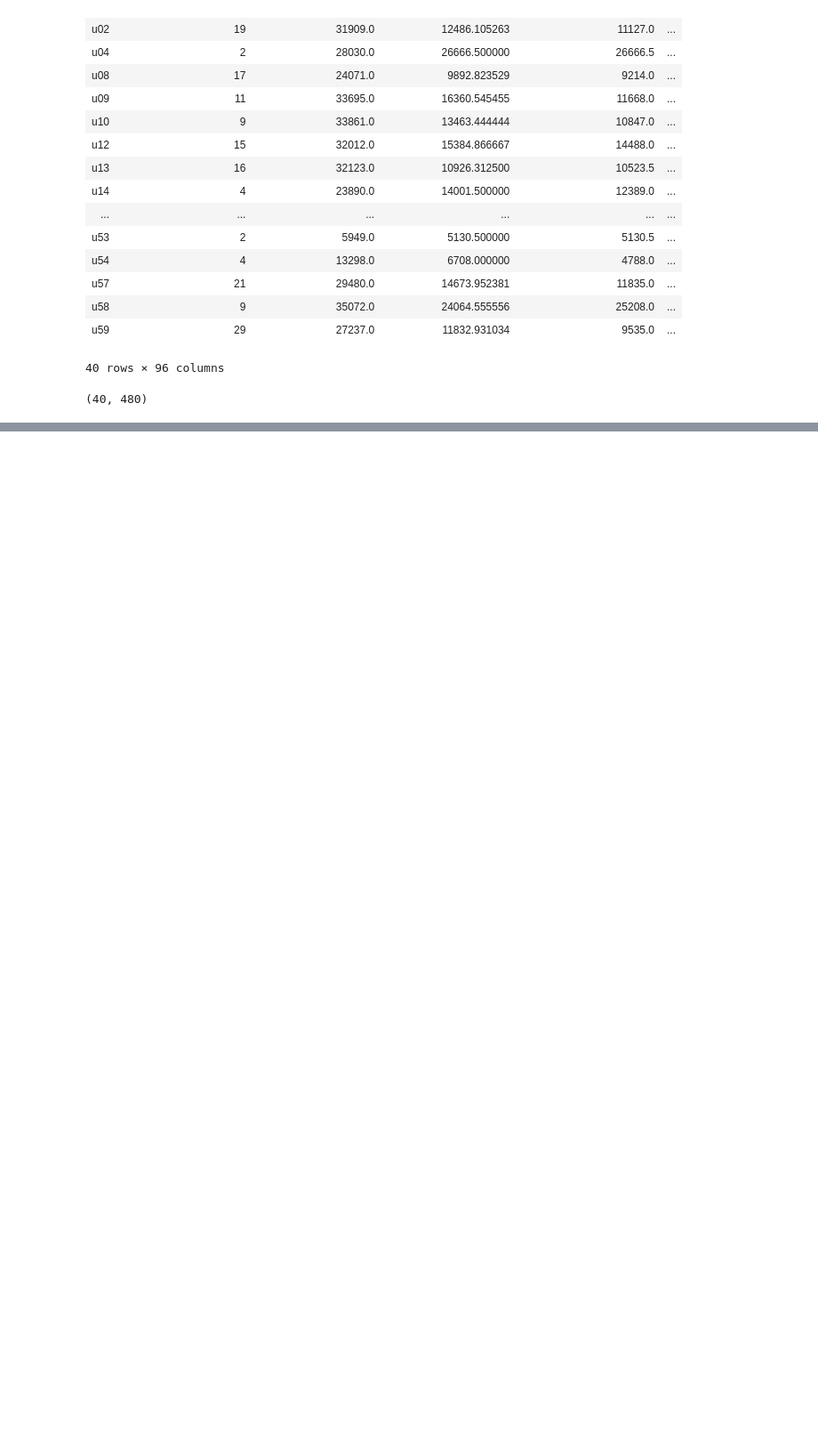
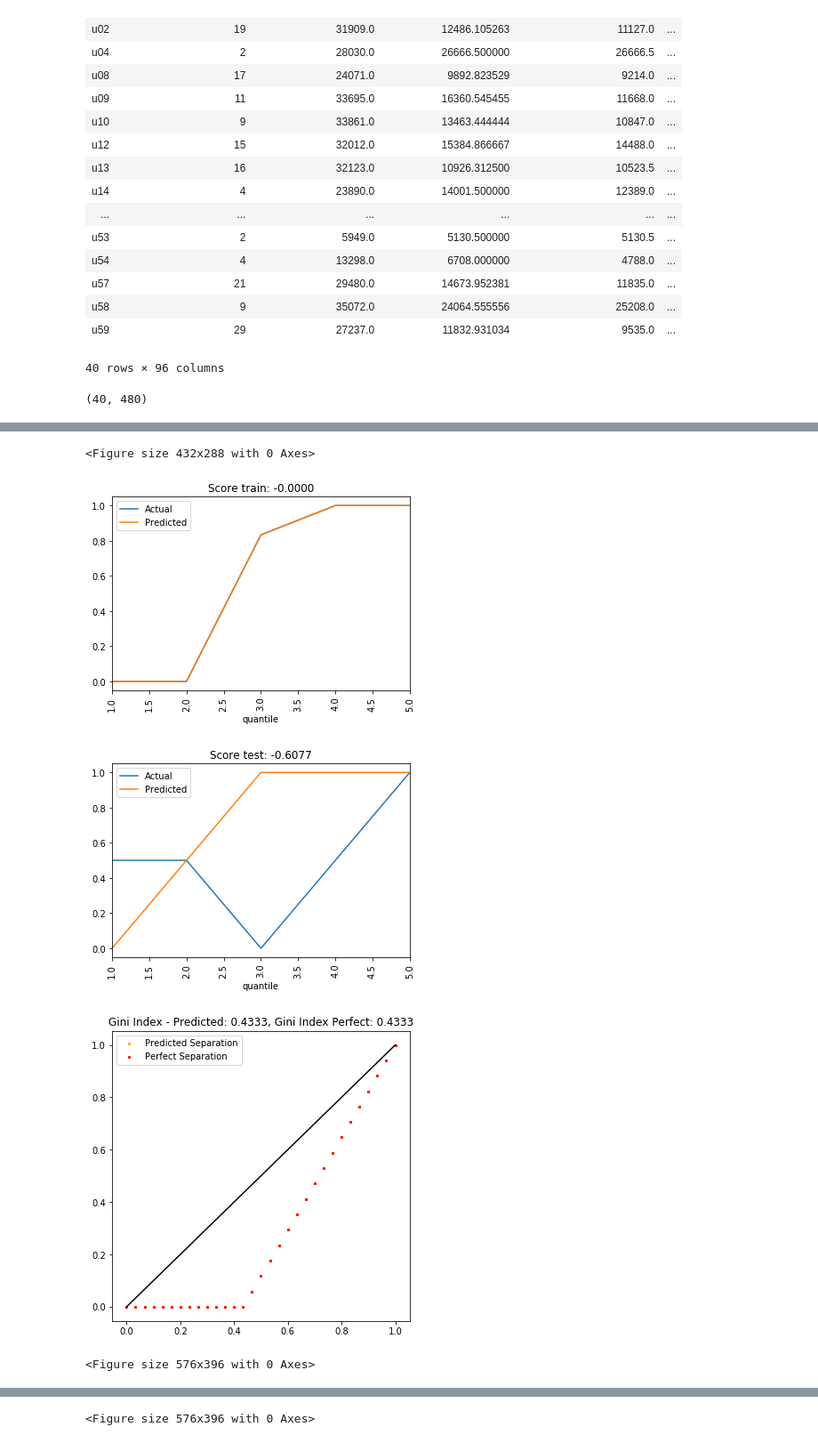
Before and after one commit to AndrewLSyd/COMP9417_major_project-1, a Jupyter notebook: 04_knn.ipynb, the cells around one changed output, grey strips where cells are left out. Shown: that part at 89% size. Saved outputs shown, nothing was run; the diff lists cells and outputs as text; code cells hidden in the pictures; blank space fills up the shorter version.

```diff
--- a/04_knn.ipynb
+++ b/04_knn.ipynb
@@ -466,0 +537,3 @@ helper.shap_feature_imp(shap_values_panas_neg, X_train, corr_thresh=0.3)
+# %%
+knn_panas_neg_imp_post = grid_search(KNeighborsRegressor(algorithm="auto"),
+                                     "panas_neg_imp_post", "neg_mean_squared_error")
@@ -466,0 +585,6 @@ helper.shap_feature_imp(shap_values_panas_neg, X_train, corr_thresh=0.3)
+# %%
+output_results(knn_panas_neg_imp_class_post , knn_panas_neg_imp_class_post.cv_results_,
+               "panas_neg_imp_class_post", X_train, y_train, X_test, y_test, COLS_KEEP, 5, classifier=True)
+output_results(knn_panas_neg_imp_post, knn_panas_neg_imp_post.cv_results_,
+               "panas_neg_imp_post", X_train, y_train, X_test, y_test, COLS_KEEP, 5)
+# %% [output]
@@ -466,0 +593,5 @@ helper.shap_feature_imp(shap_values_panas_neg, X_train, corr_thresh=0.3)
+<Figure size 432x288 with 0 Axes>
+[figure, added]
+[figure, added]
+[figure, added]
+<Figure size 576x396 with 0 Axes>
@@ -466,0 +601 @@ helper.shap_feature_imp(shap_values_panas_neg, X_train, corr_thresh=0.3)
+<Figure size 576x396 with 0 Axes>
```
Also changed, not shown: parts of 30 cells of this notebook.
